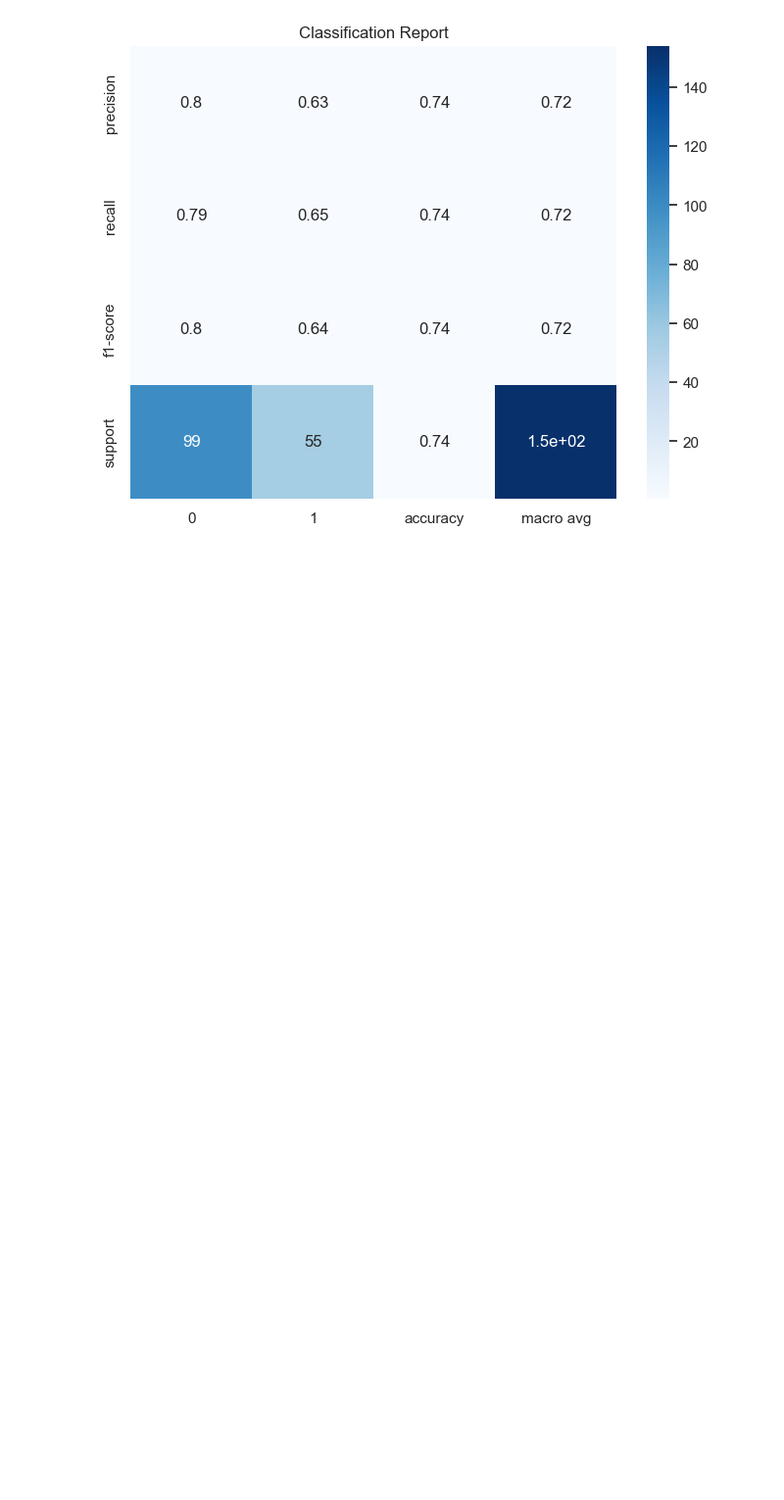
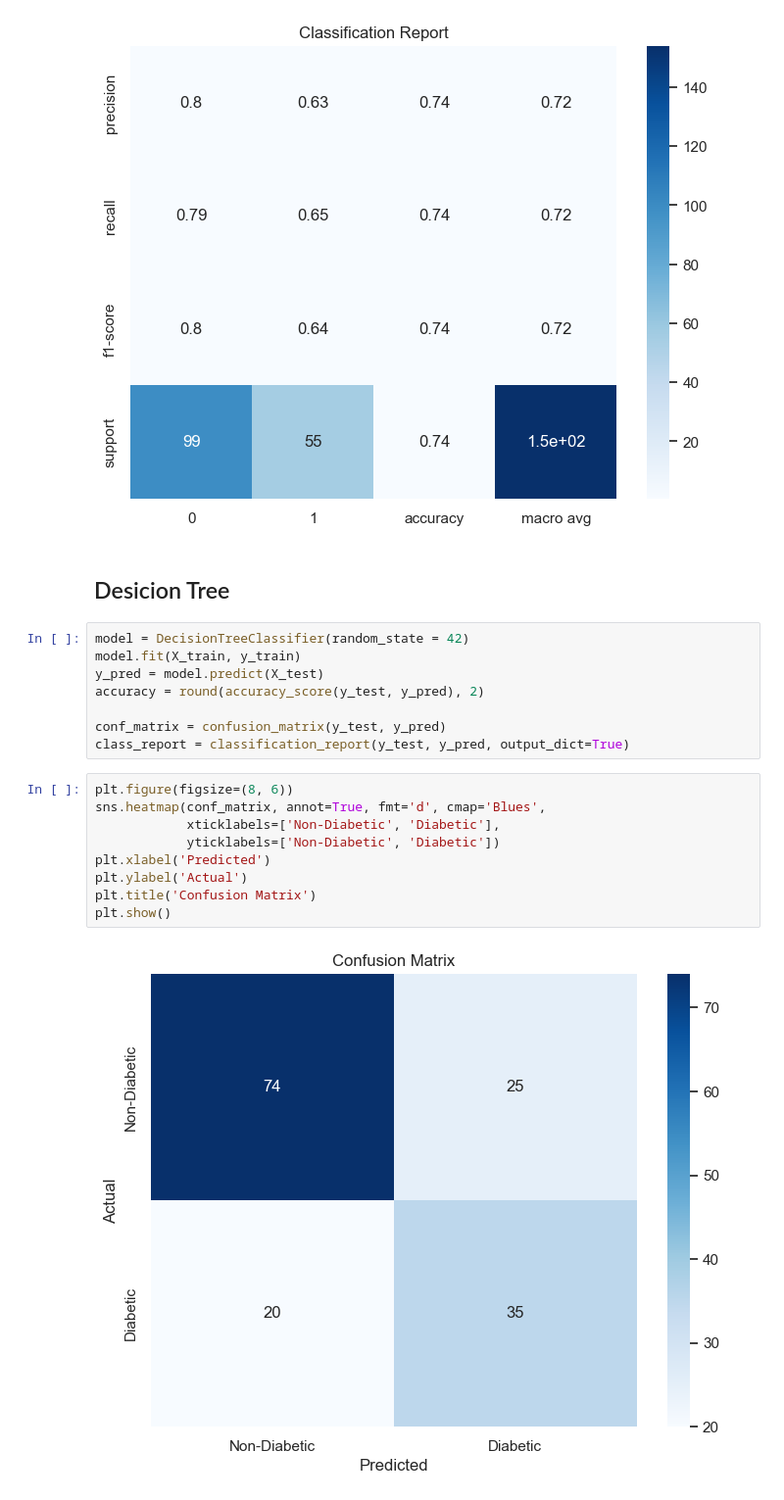
Before and after one commit to sultanbeishenkulov/Pima-Diabetes-Prediction, a Jupyter notebook: diabetes_predictions.ipynb, the cells around one changed output. Shown at 98% size. Cells and saved outputs as stored; diff of their text form; blank space fills up the shorter version.

Commit message:
decision tree

```diff
--- a/diabetes_predictions.ipynb
+++ b/diabetes_predictions.ipynb
@@ -241,3 +242,24 @@ plt.title('Classification Report')
 plt.show()
 # %% [output]
 [figure]
+# %% [markdown]
+## Desicion Tree
+# %%
+model = DecisionTreeClassifier(random_state = 42)
+model.fit(X_train, y_train)
+y_pred = model.predict(X_test)
+accuracy = round(accuracy_score(y_test, y_pred), 2)
+
+conf_matrix = confusion_matrix(y_test, y_pred)
+class_report = classification_report(y_test, y_pred, output_dict=True)
+# %%
+plt.figure(figsize=(8, 6))
+sns.heatmap(conf_matrix, annot=True, fmt='d', cmap='Blues',
+            xticklabels=['Non-Diabetic', 'Diabetic'],
+            yticklabels=['Non-Diabetic', 'Diabetic'])
+plt.xlabel('Predicted')
+plt.ylabel('Actual')
+plt.title('Confusion Matrix')
+plt.show()
+# %% [output]
+[figure, added]
```
Also changed, not shown: parts of 3 cells of this notebook.
